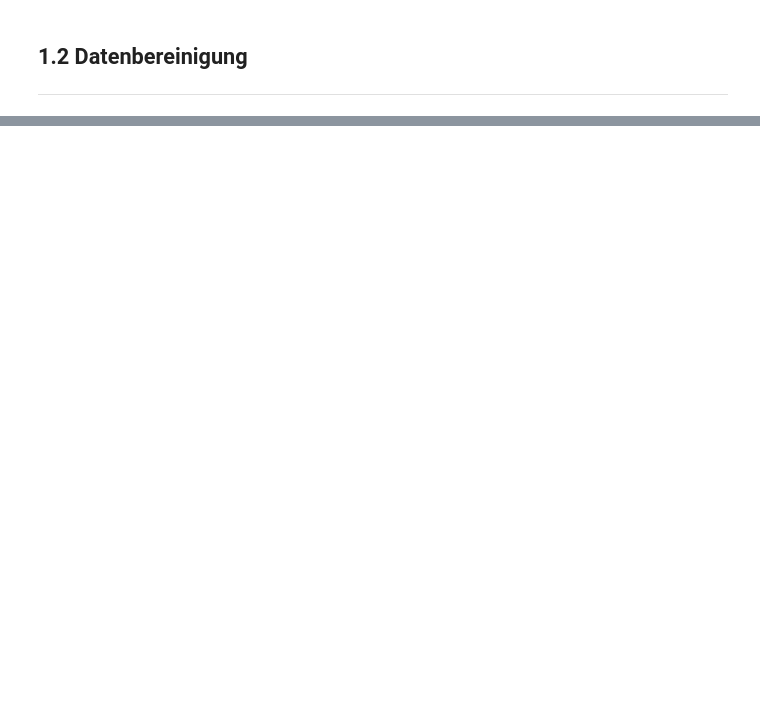
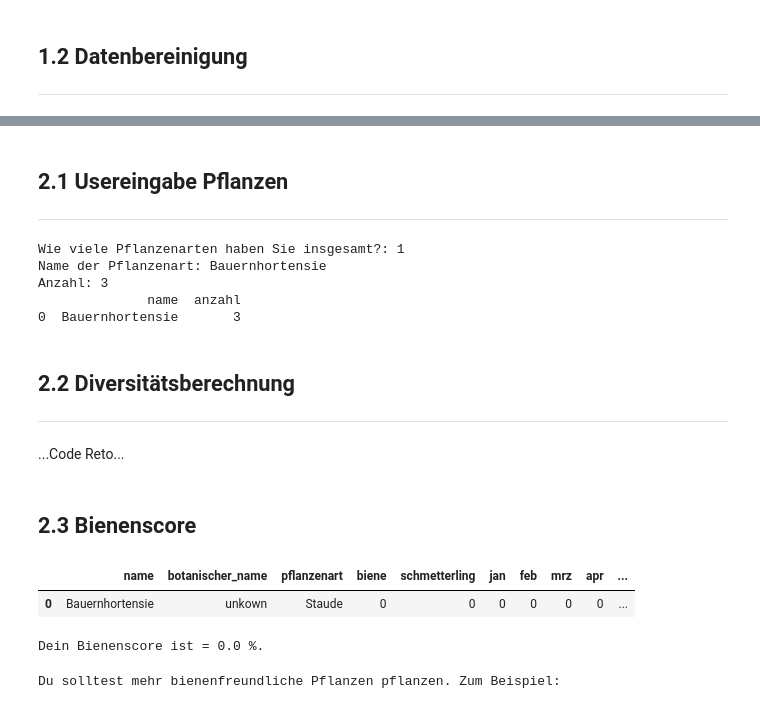
Before and after one commit to retoburch/BioDivBalkonia, a Jupyter notebook: Datenimport.ipynb, the cells around one changed output, grey strips where cells are left out. Cells and saved outputs as stored; diff of their text form; code cells hidden in the pictures; blank space fills up the shorter version.

Commit message:
Bienenscore in Datenimport ergänzt
csv in dem Zuge aktualisiert.

```diff
--- a/Datenimport.ipynb
+++ b/Datenimport.ipynb
@@ -99,11 +97,10 @@ print(plants_df.loc[plants_df['botanischer Name'] == 'Origanum vulgare'])
 # %%
-#Löschen von Zeilen 47 und 108 aus Dataframe. Eine Zeile "Oregano" wird behalten.
-#Bei Änderung der Zeilenanzahl der Tabelle prüfe Index:
+#Löschen von Duplikaten im 'Namen' aus dem Dataframe, da dieser für den Abgleich mit der Usereingabe benötigt wird:
 
-plants_df.drop(108 , inplace=True)
-plants_df.drop(47 , inplace=True)
+plants_df.drop_duplicates(subset=['Name'], keep='first', inplace=True, ignore_index=True)
 
 print(plants_df.loc[plants_df['botanischer Name'] == 'Origanum vulgare'])
+plants_df.info()
 # %% [output]
        Name  botanischer Name Pflanzenart  Biene  Schmetterling  Jan  Feb  \
 19  Oregano  Origanum vulgare     Kräuter      1              1    0    0
@@ -115,11 +124,9 @@ print(plants_df.loc[plants_df['botanischer Name'] == 'Origanum vulgare'])
 plants_df = plants_df.rename(columns={"botanischer Name": "botanischer_Name"})
 plants_df = plants_df.rename(str.lower, axis='columns')
 # %%
-#In den Spalten Jan und Dez gibt es keine Einträge, da kein Pflanze in diesen Monaten blüht. Die Spalten werden ebenfalls aus der Kopie plantfact_df gelöscht.
-plants_df. drop(plants_df.columns[[16,5]],
-                    axis = 1,
-                    inplace = True)
 #Ausgeben des Dataframes
 plants_df.info()
+#Ausgeben als csv file
+plants_df.to_csv('/Users/annamayer/Desktop/DataAnalytics/PraktischeDatenanalyse/Projects/pruefungsleistung/Import/plants_df.csv', index=False)
 # %% [output]
 <class 'pandas.core.frame.DataFrame'>
@@ -148,0 +153,50 @@ list_of_name.to_csv(('/Users/annamayer/Desktop/DataAnalytics/PraktischeDatenanal
+# %% [markdown]
+## 2.1 Usereingabe Pflanzen
+---
+# %%
+n = int(input("Wie viele Pflanzenarten haben Sie insgesamt?: "))
+pflanze = []
+pflanze_anzahl = []
+
+for i in range(n):
+   ad = input("Name der Pflanzenart: ")
+   nm = int(input("Anzahl: "))
+   pflanze.append(ad)
+   pflanze_anzahl.append(nm)
+
+list_user = {"name": pflanze, "anzahl": pflanze_anzahl}
+frame_user = pd.DataFrame(list_user)
+print(frame_user)
+# %% [output]
+Wie viele Pflanzenarten haben Sie insgesamt?: 1
+Name der Pflanzenart: Bauernhortensie
+Anzahl: 3
+              name  anzahl
+0  Bauernhortensie       3
+# %% [markdown]
+## 2.2 Diversitätsberechnung
+---
+# %% [markdown]
+...Code Reto...
+# %% [markdown]
+## 2.3 Bienenscore
+# %%
+#neues Dataframe mit allen Spalten aus plants_df zu Usereingabe erstellen
+user_plants_df = pd.merge(plants_df, frame_user, on=['name'], how='inner')
+#Spalte mit Score für für Bienen wertvolle Pflanzen
+user_plants_df = user_plants_df.assign(score_biene=user_plants_df['biene']*user_plants_df['anzahl'])
+user_plants_df
+# %% [output]
+|  | name | botanischer_name | pflanzenart | biene | schmetterling | jan | feb | mrz | apr | ... |
+| 0 | Bauernhortensie | unkown | Staude | 0 | 0 | 0 | 0 | 0 | 0 | ... |
+# %%
+#Zeile mit Summe je Spalte hinzufügen oder Summe score_biene berechnen
+Total = user_plants_df['score_biene'].sum()/user_plants_df['anzahl'].sum()*100
+print("Dein Bienenscore ist =",Total,"%.")
+# %% [output]
+Dein Bienenscore ist = 0.0 %.
+# %%
+#TO DO: Das muss noch variabel aufgesetzt werden. Super oder mehr bienenfreundliche Pflanzen planzen.
+print("Du solltest mehr bienenfreundliche Pflanzen pflanzen. Zum Beispiel: ")
+# %% [output]
+Du solltest mehr bienenfreundliche Pflanzen pflanzen. Zum Beispiel:
```
Also changed, not shown: parts of 9 cells of this notebook, 2 other files.
